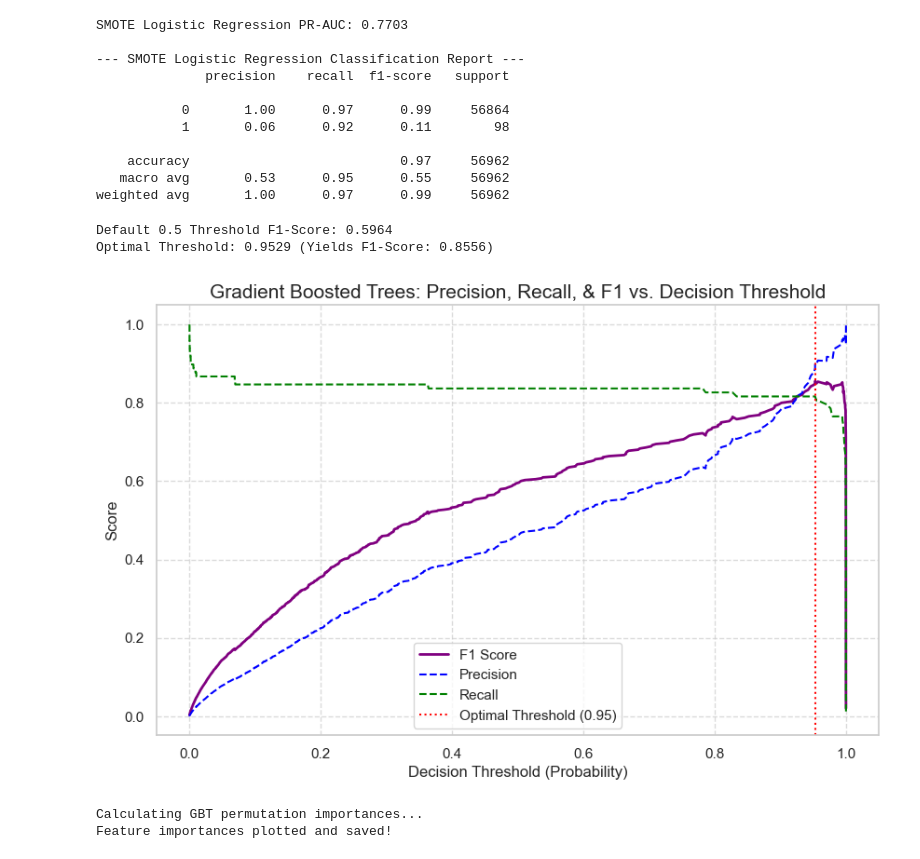
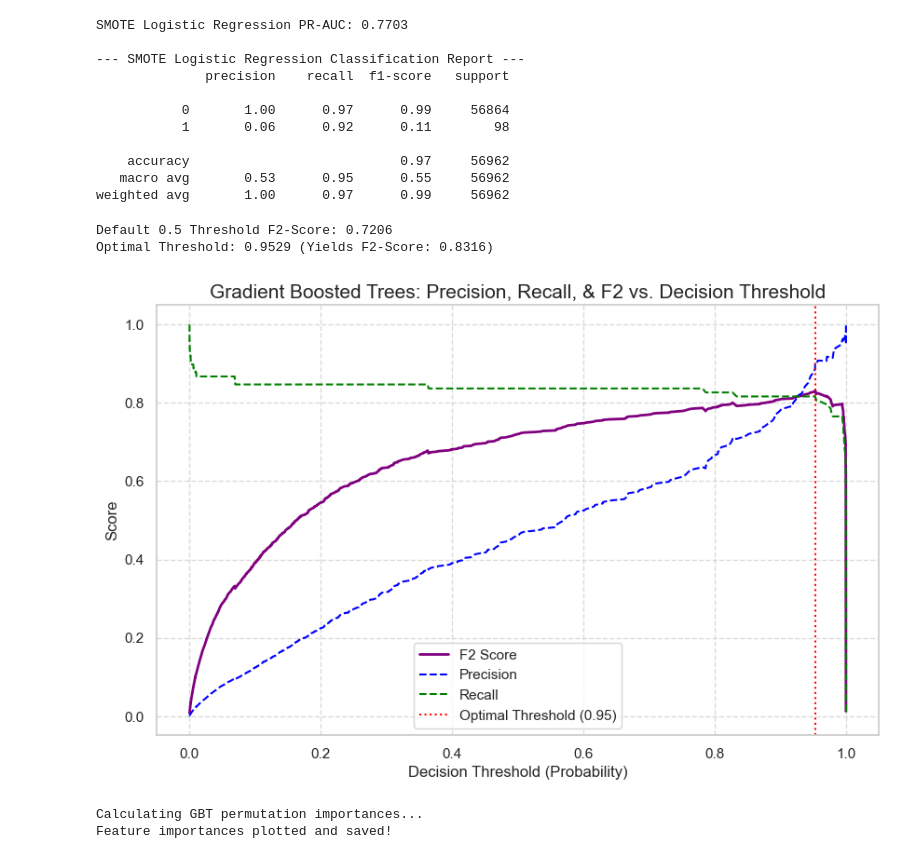
Before and after one commit to amartyakallingal/CS-4641-Credit-Card-Fraud-Project, a Jupyter notebook: tree_models.ipynb, the cells around one changed output. Cells and saved outputs as stored; diff of their text form; code cells hidden in the pictures.

Commit message:
Changed F1 to F2 in trees

```diff
--- a/tree_models.ipynb
+++ b/tree_models.ipynb
@@ -253,38 +256,38 @@ weighted avg       1.00      0.97      0.99     56962
 # %%
 gbt_precision_array, gbt_recall_array, gbt_thresholds = precision_recall_curve(y_test, gbt_probs)
 
-gbt_f1_scores = 2 * (gbt_precision_array[:-1] * gbt_recall_array[:-1]) / (gbt_precision_array[:-1] + gbt_recall_array[:-1])
+gbt_f2_scores = (1 + 2**2) * (gbt_precision_array[:-1] * gbt_recall_array[:-1]) / ((2**2 * gbt_precision_array[:-1]) + gbt_recall_array[:-1] + 1e-8)
 
-gbt_optimal_idx = np.argmax(gbt_f1_scores)
+gbt_optimal_idx = np.argmax(gbt_f2_scores)
 gbt_optimal_threshold = gbt_thresholds[gbt_optimal_idx]
-gbt_best_f1 = gbt_f1_scores[gbt_optimal_idx]
+gbt_best_f2 = gbt_f2_scores[gbt_optimal_idx]
 
 gbt_default_idx = np.searchsorted(gbt_thresholds, 0.5)
-gbt_default_f1 = 2 * (gbt_precision_array[gbt_default_idx] * gbt_recall_array[gbt_default_idx]) / (gbt_precision_array[gbt_default_idx] + gbt_recall_array[gbt_default_idx])
+gbt_default_f2 = (1 + 2**2) * (gbt_precision_array[gbt_default_idx] * gbt_recall_array[gbt_default_idx]) / ((2**2 * gbt_precision_array[gbt_default_idx]) + gbt_recall_array[gbt_default_idx] + 1e-8)
 
-print(f"Default 0.5 Threshold F1-Score: {gbt_default_f1:.4f}")
-print(f"Optimal Threshold: {gbt_optimal_threshold:.4f} (Yields F1-Score: {gbt_best_f1:.4f})")
+print(f"Default 0.5 Threshold F2-Score: {gbt_default_f2:.4f}")
+print(f"Optimal Threshold: {gbt_optimal_threshold:.4f} (Yields F2-Score: {gbt_best_f2:.4f})")
 
 plt.figure(figsize=(10, 6))
-plt.plot(gbt_thresholds, gbt_f1_scores, label='F1 Score', color='purple', lw=2)
+plt.plot(gbt_thresholds, gbt_f2_scores, label='F2 Score', color='purple', lw=2)
 plt.plot(gbt_thresholds, gbt_precision_array[:-1], label='Precision', color='blue', linestyle='--')
 plt.plot(gbt_thresholds, gbt_recall_array[:-1], label='Recall', color='green', linestyle='--')
 
 plt.axvline(x=gbt_optimal_threshold, color='red', linestyle=':',
             label=f'Optimal Threshold ({gbt_optimal_threshold:.2f})')
 
-plt.title('Gradient Boosted Trees: Precision, Recall, & F1 vs. Decision Threshold', fontsize=15)
+plt.title('Gradient Boosted Trees: Precision, Recall, & F2 vs. Decision Threshold', fontsize=15)
 plt.xlabel('Decision Threshold (Probability)', fontsize=12)
 plt.ylabel('Score', fontsize=12)
 plt.legend(loc='lower center')
 plt.grid(True, linestyle='--', alpha=0.7)
 
 plt.savefig('tm_gbt_threshold_tuning.png', dpi=300, bbox_inches='tight')
 plt.show()
 # %% [output]
-Default 0.5 Threshold F1-Score: 0.5964
-Optimal Threshold: 0.9529 (Yields F1-Score: 0.8556)
+Default 0.5 Threshold F2-Score: 0.7206
+Optimal Threshold: 0.9529 (Yields F2-Score: 0.8316)
-[figure, old version]
+[figure, new version]
 # %%
 rf_importances = rf_model.feature_importances_
 rf_feat_imp_df = pd.DataFrame({'Feature': X.columns, 'Importance': rf_importances})
```
Also changed, not shown: parts of 5 cells of this notebook, 4 other files.
